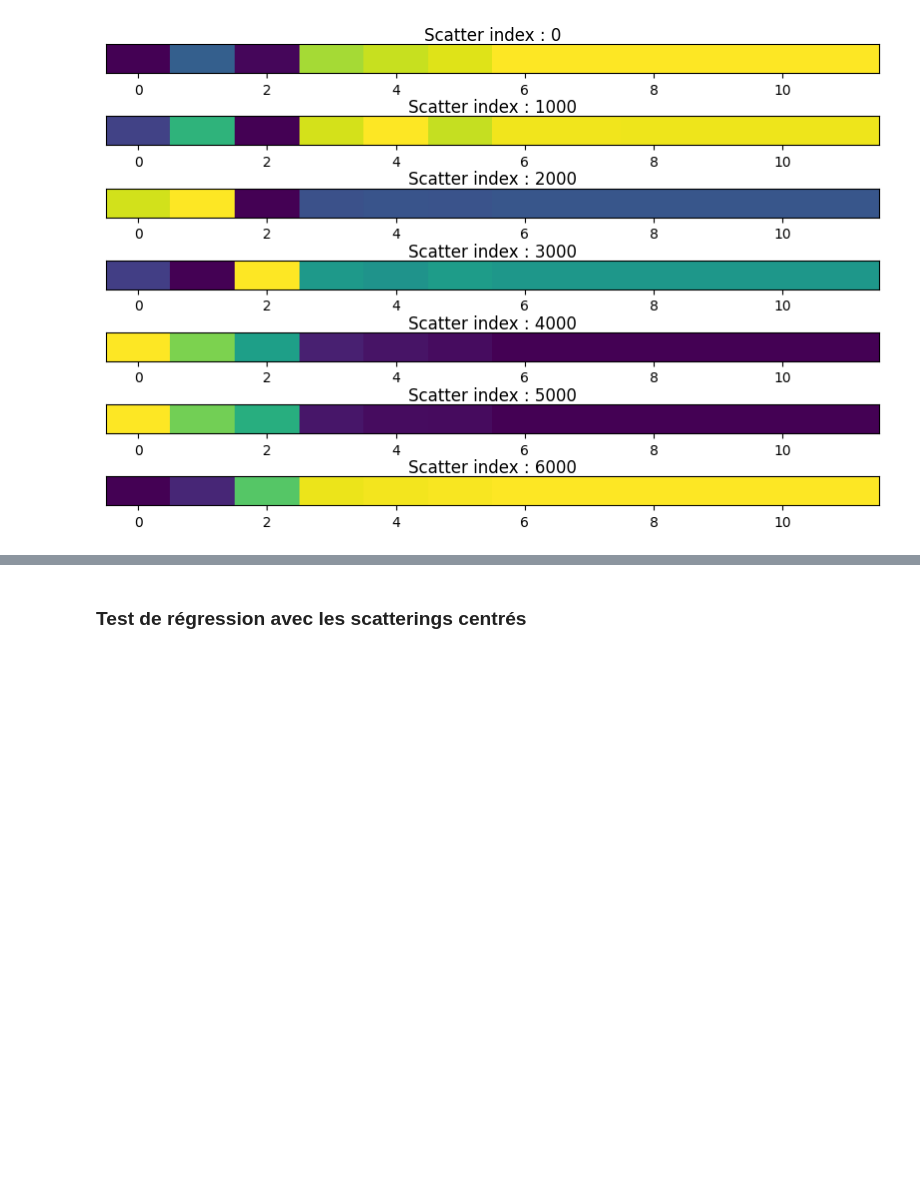
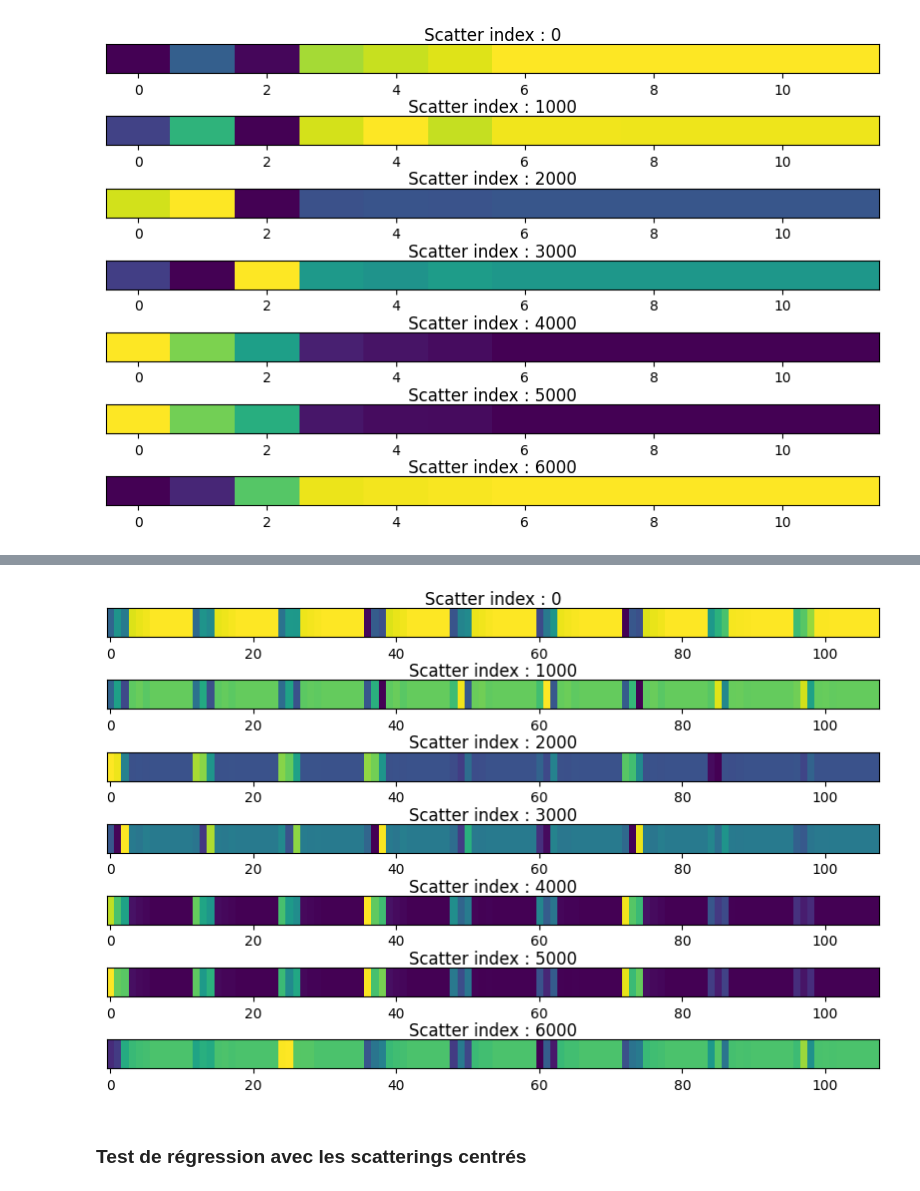
Before and after one commit to MaxMosh/MolNRJPred, a Jupyter notebook: dev/Scattering_load_for_viz.ipynb, the cells around one changed output, grey strips where cells are left out. Saved outputs shown, nothing was run; the diff lists cells and outputs as text; code cells hidden in the pictures; blank space fills up the shorter version.

```diff
--- a/dev/Scattering_load_for_viz.ipynb
+++ b/dev/Scattering_load_for_viz.ipynb
@@ -55,3 +85,27 @@ plt.show()
+# %%
+centered_scatters = scatters - scatters.mean(0)
+# %%
+nb_mol = centered_scatters.shape[0]
+nb_viz = nb_mol//1000 + 1
+
+# %%%%% TODO %%%%%
+### Plot
+plt.figure(figsize=(10, 6))
+for j in range(nb_mol):
+    if j%1000 == 0:
+        current_scatter = centered_scatters[j]
+        ind_subplot = j//1000
+        plt.subplot(nb_viz, 1, ind_subplot + 1)
+        plt.imshow(np.expand_dims(current_scatter, axis=0), cmap='viridis', aspect='auto', vmin=np.min(current_scatter), vmax=np.max(current_scatter))
+        plt.axis()
+        plt.title(f'Scatter index : {j}', pad = 0)
+        plt.ylabel("")
+        plt.yticks([])
+plt.subplots_adjust(hspace=1.5)
+plt.show()
+# %%%%% end TODO %%%%%
+# %% [output]
+[figure, added]
 # %% [markdown]
 ### **Test de régression avec les scatterings centrés**
 # %%
```
Also changed, not shown: parts of 2 cells of this notebook, 22 other files.
